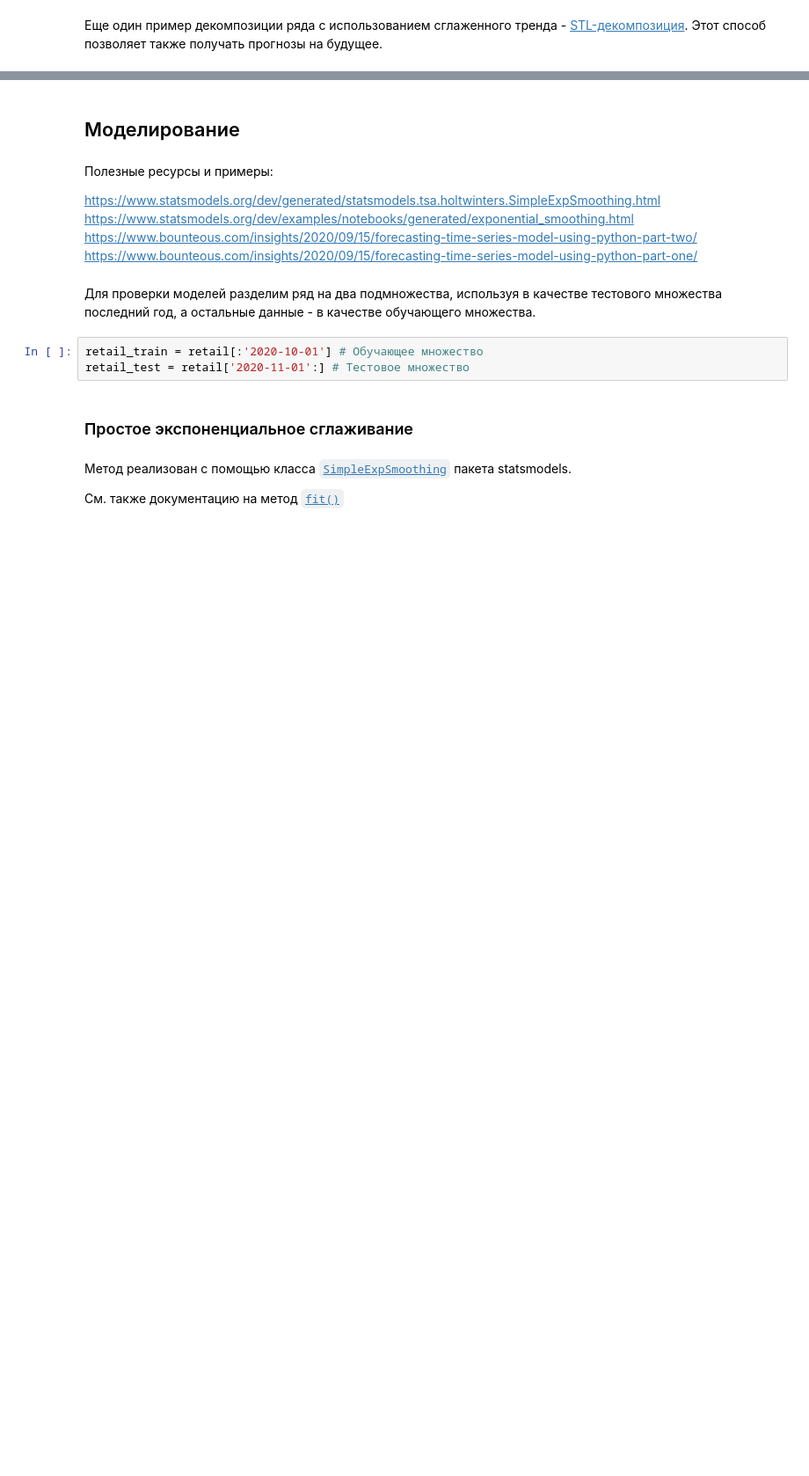
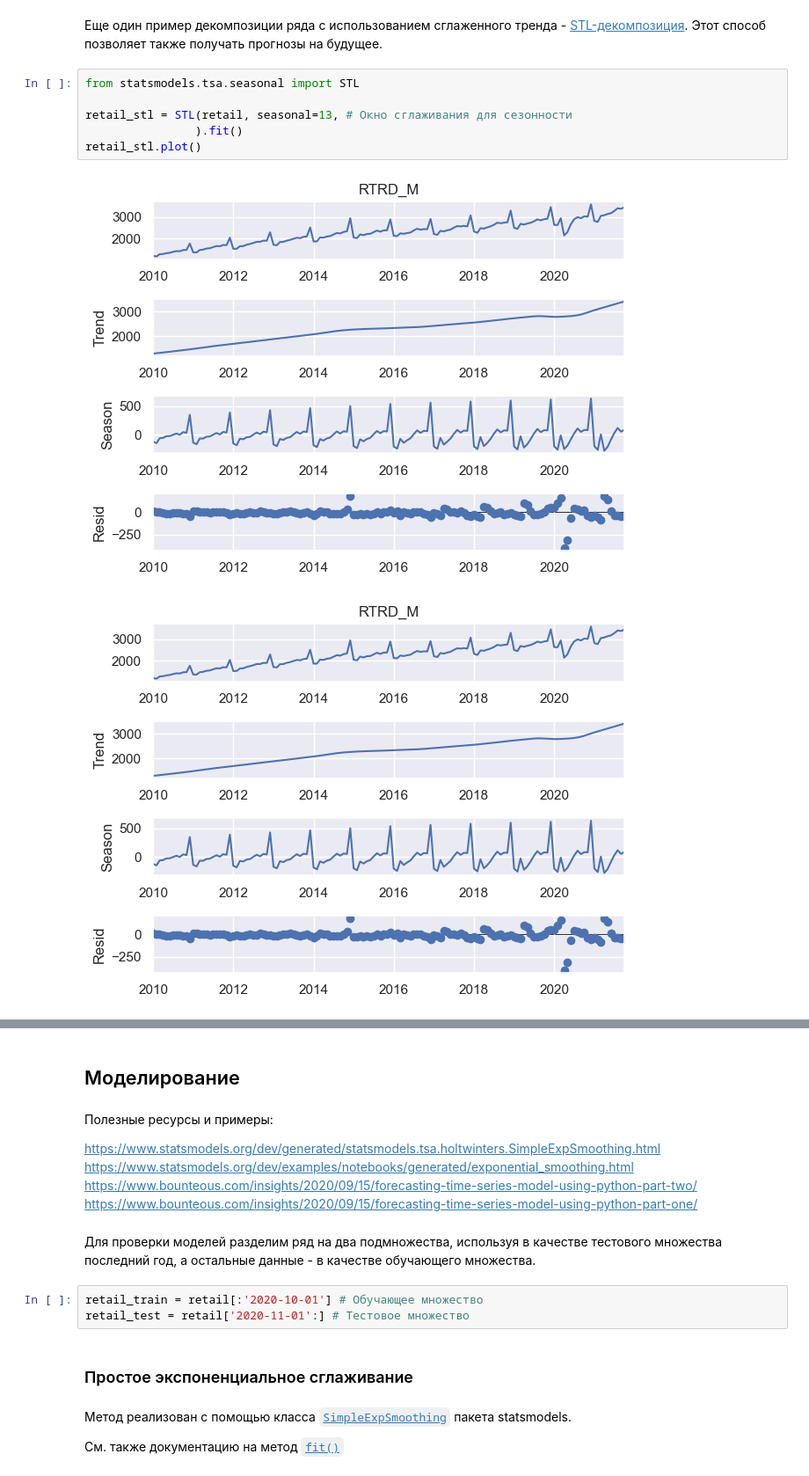
Before and after one commit to postlogist/python-forecasting, a Jupyter notebook: retail-smoothing/retail.ipynb, the cells around one changed output, grey strips where cells are left out. Shown at 88% size. Drawn from its saved outputs; the diff is of its cells as text; blank space fills up the shorter version.

```diff
--- a/retail-smoothing/retail.ipynb
+++ b/retail-smoothing/retail.ipynb
@@ -108,2 +108,11 @@ sm.graphics.tsa.month_plot(retail);
 # %% [markdown]
 Еще один пример декомпозиции ряда с использованием сглаженного тренда - [STL-декомпозиция](https://www.statsmodels.org/dev/examples/notebooks/generated/stl_decomposition.html). Этот способ позволяет также получать прогнозы на будущее.
+# %%
+from statsmodels.tsa.seasonal import STL
+
+retail_stl = STL(retail, seasonal=13, # Окно сглаживания для сезонности
+                ).fit()
+retail_stl.plot()
+# %% [output]
+[figure, added]
+[figure, added]
```
Also changed, not shown: parts of 3 cells of this notebook.
